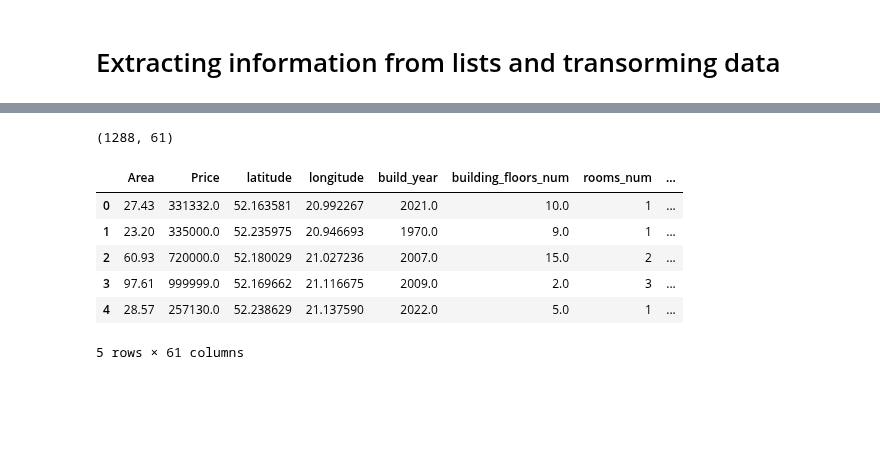
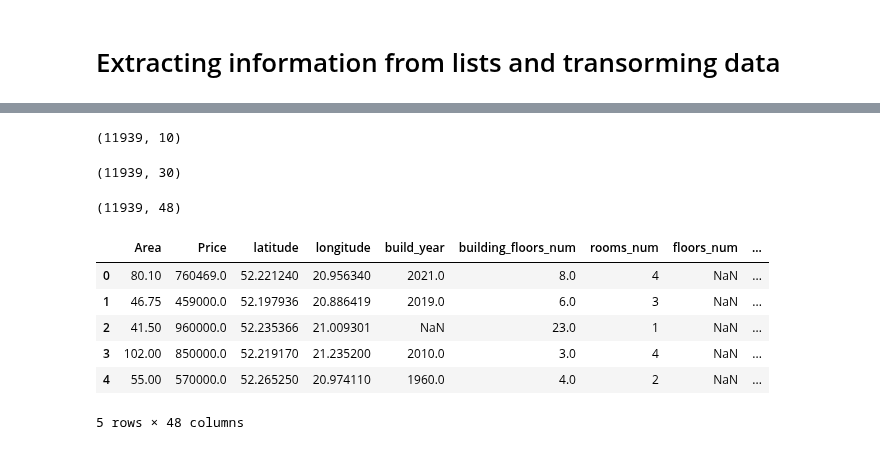
Before and after one commit to Jan-Majewski/Project_Portfolio, a Jupyter notebook: 03_Real_Estate_pricing_in_Warsaw/03_01_Scraping_Real_Estate_offers.ipynb, the cells around one changed output, grey strips where cells are left out. Saved outputs shown, nothing was run; the diff lists cells and outputs as text; code cells hidden in the pictures; blank space fills up the shorter version.

Commit message:
finished processing pipeline and data preparation for viz

```diff
--- a/03_Real_Estate_pricing_in_Warsaw/03_01_Scraping_Real_Estate_offers.ipynb
+++ b/03_Real_Estate_pricing_in_Warsaw/03_01_Scraping_Real_Estate_offers.ipynb
@@ -708,0 +787,22 @@ df_cat=cat_adder.fit_transform(df[binary_features])
+# %%
+class NumTransformer(BaseEstimator, TransformerMixin):
+    def __init__(self):
+        """Impute missing values.
+
+        Columns of dtype object are imputed with the most frequent value
+        in column.
+
+        Columns of other types are imputed with mean of column.
+
+        """
+    def fit(self, X, y=None):
+        return self
+
+    def transform(self, X, y=None):
+
+
+
+
+
+
+        return(X)
@@ -709 +816,19 @@ df_cat=cat_adder.fit_transform(df[binary_features])
+# %%
+unique_cat_pipeline = Pipeline([
+    ("imputer", CatImputer()),
+    ("attr_adder", UniqueAttributesAdder()),
+    ])
+
+multi_cat_pipeline = Pipeline([
+    ("imputer", CatImputer()),
+    ("attr_adder", MultiAttributesAdder()),
+    ])
+
+num_pipeline = Pipeline([
+    ("transformer",NumTransformer())
+])
+# %%
+df_num=num_pipeline.fit_transform(df[num_features])
+df_cat_unique=unique_cat_pipeline.fit_transform(df[unique_features])
+df_cat_multi=multi_cat_pipeline.fit_transform(df[multi_features])
 # %%
@@ -737,16 +838,24 @@ df_num=df[num_features]
+# %%
+df_cat_unique.shape
+# %% [output]
+(11939, 10)
+# %%
+df_cat_multi.shape
+# %% [output]
+(11939, 30)
 # %%
-df_full=pd.concat([df_num, df_cat], axis=1, sort=False)
+RE_prices_transformed=pd.concat([df_num, df_cat_unique, df_cat_multi], sort=False, axis=1)
 # %%
-df_full.shape
+RE_prices_transformed.shape
 # %% [output]
-(1288, 61)
+(11939, 48)
 # %%
-df_full.head()
+RE_prices_transformed.head()
 # %% [output]
-|  | Area | Price | latitude | longitude | build_year | building_floors_num | rooms_num | ... |
-| 0 | 27.43 | 331332.0 | 52.163581 | 20.992267 | 2021.0 | 10.0 | 1 | ... |
-| 1 | 23.20 | 335000.0 | 52.235975 | 20.946693 | 1970.0 | 9.0 | 1 | ... |
-| 2 | 60.93 | 720000.0 | 52.180029 | 21.027236 | 2007.0 | 15.0 | 2 | ... |
-| 3 | 97.61 | 999999.0 | 52.169662 | 21.116675 | 2009.0 | 2.0 | 3 | ... |
-| 4 | 28.57 | 257130.0 | 52.238629 | 21.137590 | 2022.0 | 5.0 | 1 | ... |
+|  | Area | Price | latitude | longitude | build_year | building_floors_num | rooms_num | floors_num | ... |
+| 0 | 80.10 | 760469.0 | 52.221240 | 20.956340 | 2021.0 | 8.0 | 4 | NaN | ... |
+| 1 | 46.75 | 459000.0 | 52.197936 | 20.886419 | 2019.0 | 6.0 | 3 | NaN | ... |
+| 2 | 41.50 | 960000.0 | 52.235366 | 21.009301 | NaN | 23.0 | 1 | NaN | ... |
+| 3 | 102.00 | 850000.0 | 52.219170 | 21.235200 | 2010.0 | 3.0 | 4 | NaN | ... |
+| 4 | 55.00 | 570000.0 | 52.265250 | 20.974110 | 1960.0 | 4.0 | 2 | NaN | ... |
-5 rows × 61 columns
+5 rows × 48 columns
```
Also changed, not shown: parts of 67 cells of this notebook.
